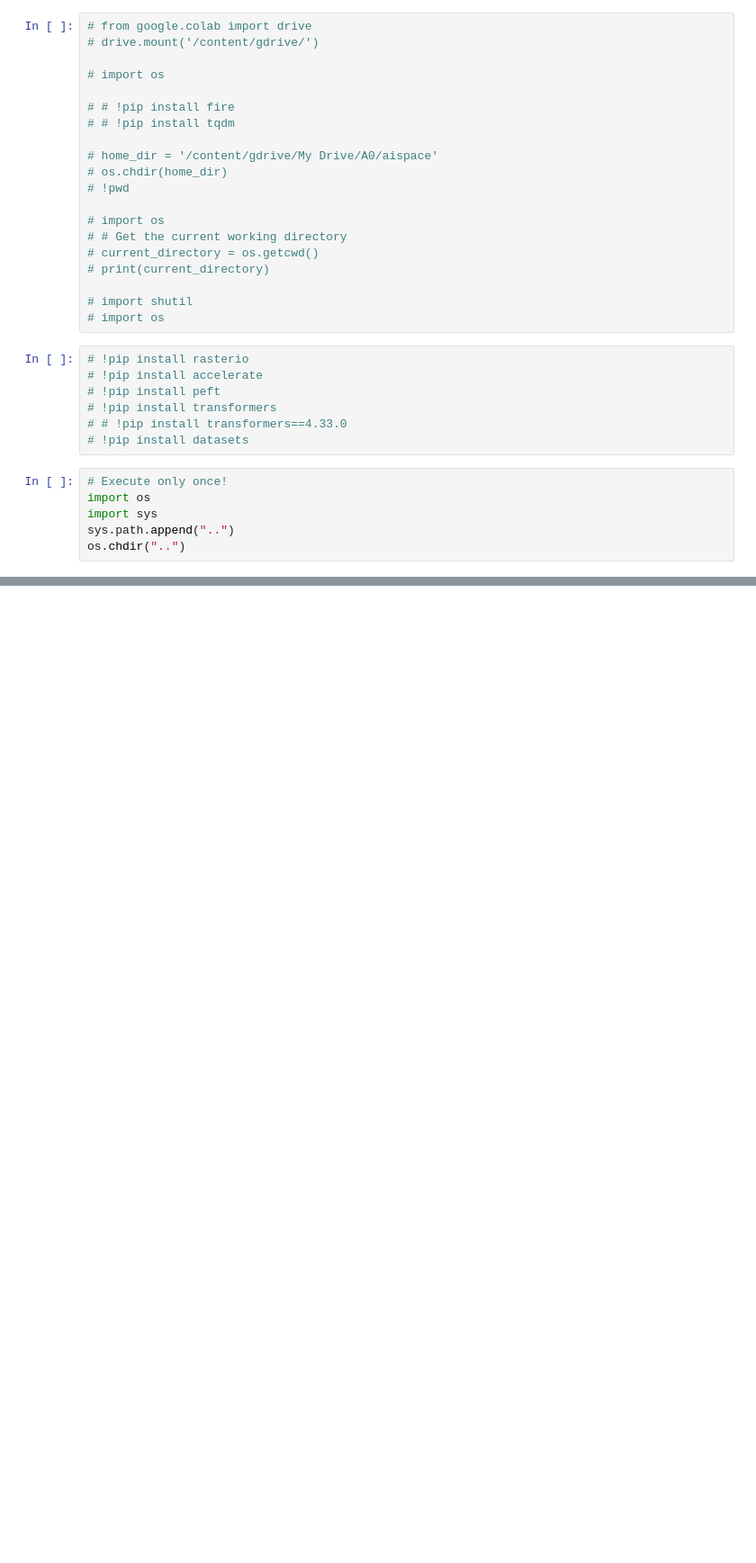
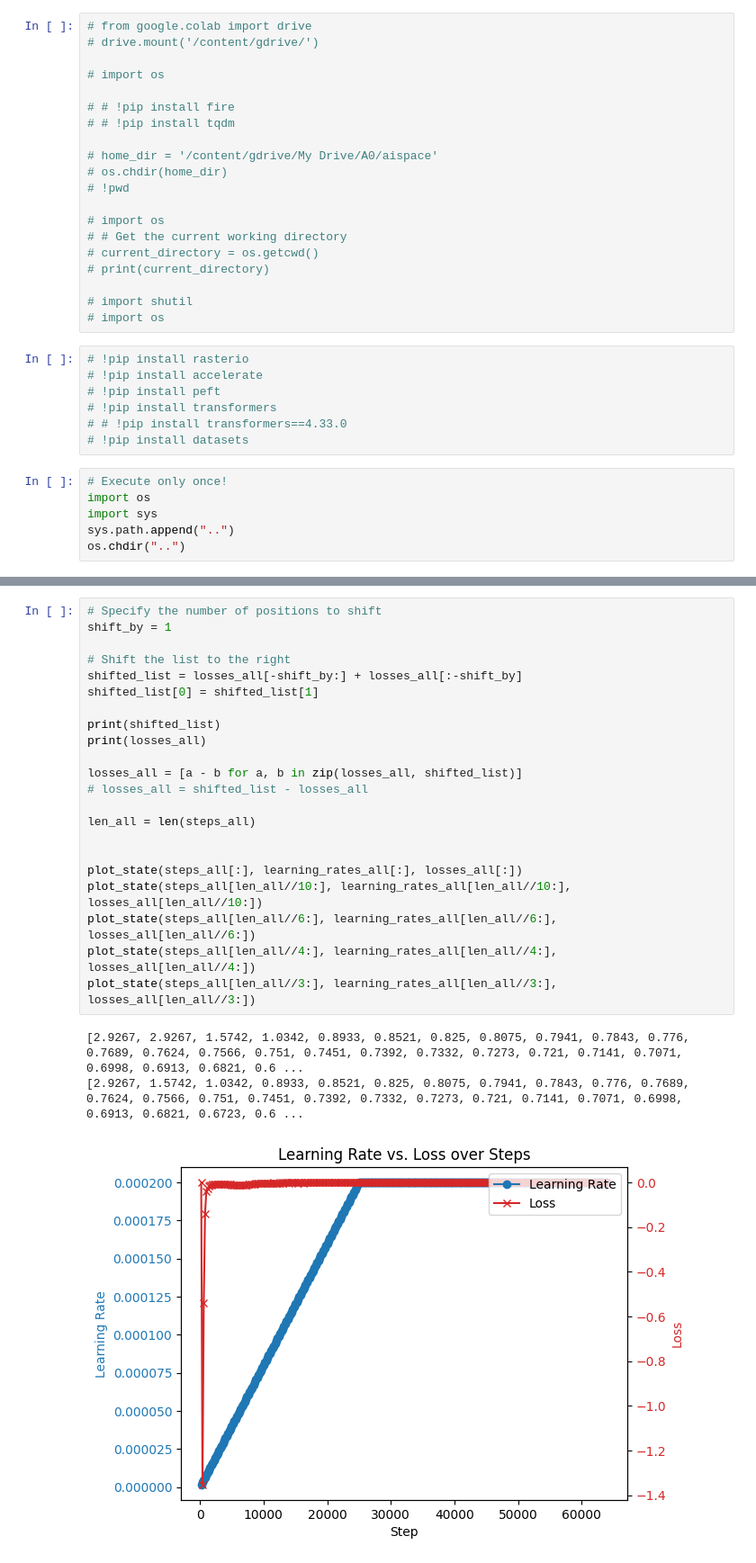
Before and after one commit to koyacolab/aispace, a Jupyter notebook: plot_state.ipynb, the cells around one changed output, grey strips where cells are left out. Shown: that part at 90% size. Drawn from its saved outputs; the diff is of its cells as text; blank space fills up the shorter version.

```diff
--- a/plot_state.ipynb
+++ b/plot_state.ipynb
@@ -139,0 +141,26 @@ plot_state(steps_all[100:], learning_rates_all[100:], losses_all[100:])
+# %%
+# Specify the number of positions to shift
+shift_by = 1
+
+# Shift the list to the right
+shifted_list = losses_all[-shift_by:] + losses_all[:-shift_by]
+shifted_list[0] = shifted_list[1]
+
+print(shifted_list)
+print(losses_all)
+
+losses_all = [a - b for a, b in zip(losses_all, shifted_list)]
+# losses_all = shifted_list - losses_all
+
+len_all = len(steps_all)
+
+
+plot_state(steps_all[:], learning_rates_all[:], losses_all[:])
+plot_state(steps_all[len_all//10:], learning_rates_all[len_all//10:], losses_all[len_all//10:])
+plot_state(steps_all[len_all//6:], learning_rates_all[len_all//6:], losses_all[len_all//6:])
+plot_state(steps_all[len_all//4:], learning_rates_all[len_all//4:], losses_all[len_all//4:])
+plot_state(steps_all[len_all//3:], learning_rates_all[len_all//3:], losses_all[len_all//3:])
+# %% [output]
+[2.9267, 2.9267, 1.5742, 1.0342, 0.8933, 0.8521, 0.825, 0.8075, 0.7941, 0.7843, 0.776, 0.7689, 0.7624, 0.7566, 0.751, 0.7451, 0.7392, 0.7332, 0.7273, 0.721, 0.7141, 0.7071, 0.6998, 0.6913, 0.6821, 0.6 ...
+[2.9267, 1.5742, 1.0342, 0.8933, 0.8521, 0.825, 0.8075, 0.7941, 0.7843, 0.776, 0.7689, 0.7624, 0.7566, 0.751, 0.7451, 0.7392, 0.7332, 0.7273, 0.721, 0.7141, 0.7071, 0.6998, 0.6913, 0.6821, 0.6723, 0.6 ...
+[figure, added]
```
Also changed, not shown: parts of 3 cells of this notebook, 2 other files.
